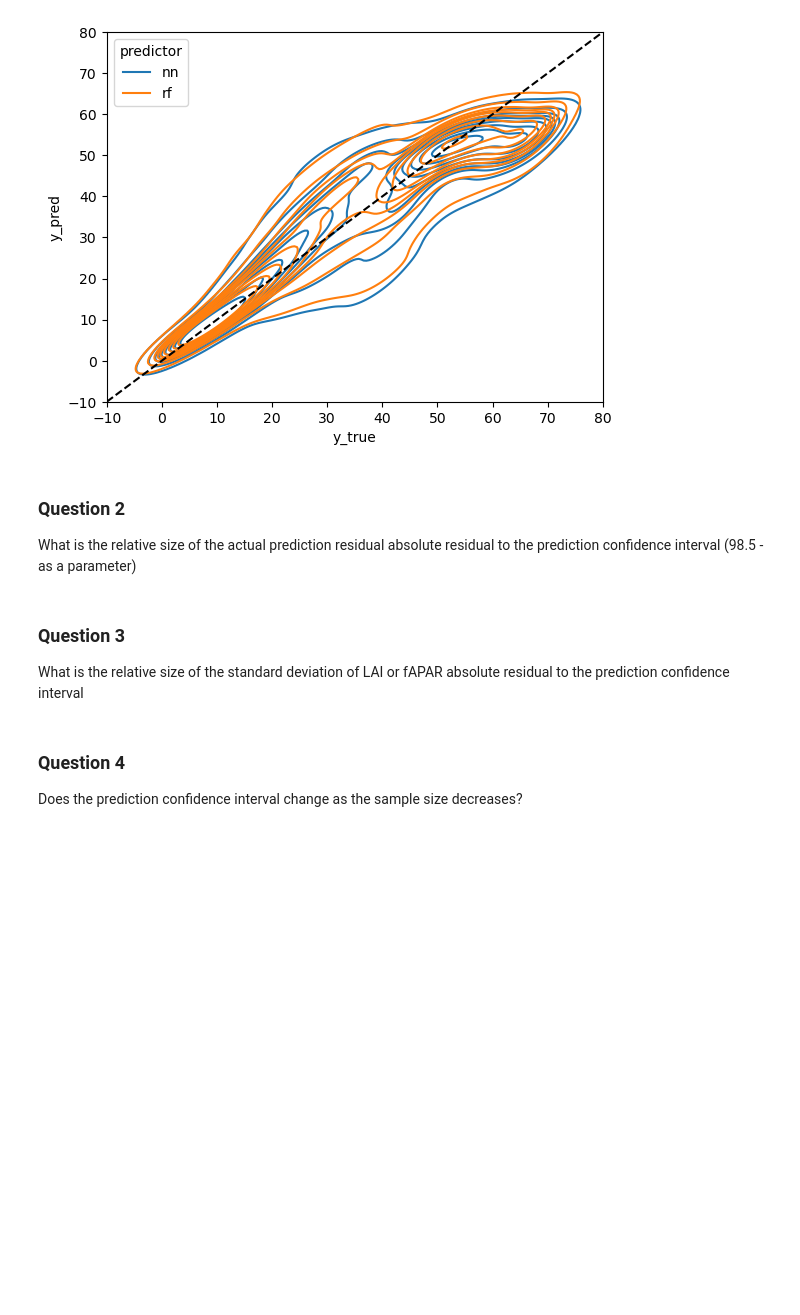
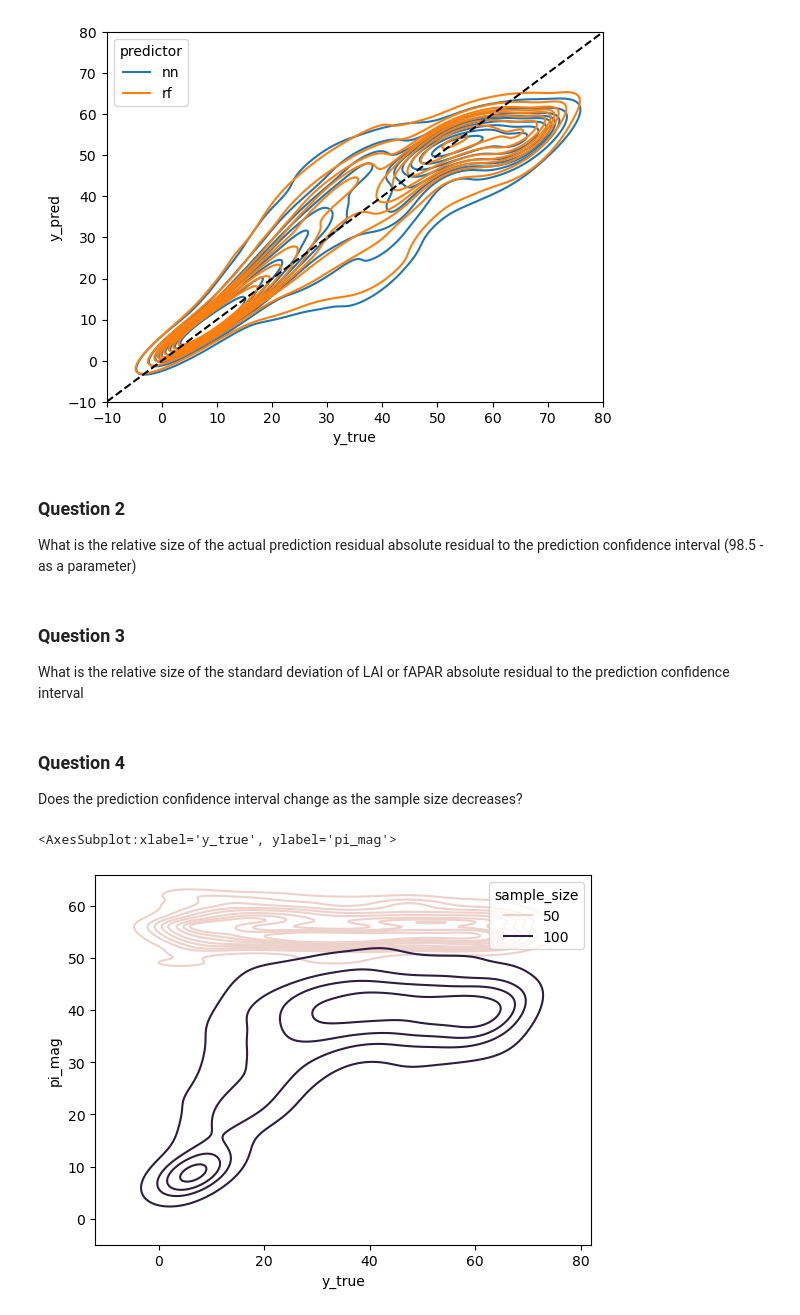
Before and after one commit to watermelonxx/WorkTerm-Winter2023, a Jupyter notebook: ModelingUncertainty.ipynb, the cells around one changed output. Drawn from its saved outputs; the diff is of its cells as text; code cells hidden in the pictures; blank space fills up the shorter version.

```diff
--- a/ModelingUncertainty.ipynb
+++ b/ModelingUncertainty.ipynb
@@ -314,4 +343,19 @@ plt.plot([-10, 80], [-10, 80], 'k--')
 ### Question 4
 Does the prediction confidence interval change as the sample size decreases?
 # %%
-# For each of scikit garden and tfp network plot the confidence intervals magnitude versus the true value (maybe a kde plot) for 100% and 50% of the samples used to calibrate.
+# Sample 50% of the calibration data
+for i in biomes:
+    calbiomeDictLAI[i]['X_train_50'] = calbiomeDictLAI[i]['X_train'].sample(frac=0.5)
+    calbiomeDictLAI[i]['y_train_50'] = calbiomeDictLAI[i]['y_train'].sample(frac=0.5)
+# %%
+# Create and fit a Random Forest Quantile Regressor using 50% of the calibration samples
+for i in biomes:
+    valbiomeDictLAI[i]['rfqr_50'] = RandomForestQuantileRegressor(n_estimators=100,min_samples_leaf=10,max_features=5,bootstrap=True,random_state=0,verbose=0,n_jobs=-1,max_leaf_nodes=10000)
+    valbiomeDictLAI[i]['rfqr_50'].set_params(max_features=calbiomeDictLAI[i]['X_train_50'].shape[1] // 3)
+    valbiomeDictLAI[i]['rfqr_50'] = valbiomeDictLAI[i]['rfqr'].fit(calbiomeDictLAI[i]['X_train_50'], calbiomeDictLAI[i]['y_train_50'])
+# %%
+# Predicting a Random Forest Quantile Regressor for each biome type with 95% prediction confidence interval
+for i in biomes:
+    valbiomeDictLAI[i]['DF']['upper_50'] = valbiomeDictLAI[i]['rfqr'].predict(valbiomeDictLAI[i]['X_test'], quantile=98.5)
+    valbiomeDictLAI[i]['DF']['lower_50'] = valbiomeDictLAI[i]['rfqr'].predict(valbiomeDictLAI[i]['X_test'], quantile=2.5)
+    valbiomeDictLAI[i]['DF']['mid_50'] = valbiomeDictLAI[i]['rfqr'].predict(valbiomeDictLAI[i]['X_test'], quantile=50)
@@ -317,0 +366,23 @@ Does the prediction confidence interval change as the sample size decreases?
+# %%
+predictors = ['nn', 'rf']
+for biome in biomes:
+    valbiomeDictLAI[biome]['result_df_50'] = pd.DataFrame()
+    for predictor in predictors:
+        df = pd.DataFrame(data = {
+            'y_true': valbiomeDictLAI[biome]['y_test'],
+            'y_pred': valbiomeDictLAI[biome]['DF']['y_' + predictor],
+            'rmse': metrics.mean_squared_error(valbiomeDictLAI[i]['y_test'],valbiomeDictLAI[i]['DF']['y_' + predictor], squared=False),
+            'residual': valbiomeDictLAI[biome]['DF']['y_' + predictor] - valbiomeDictLAI[biome]['y_test'],
+            # 'sd': valbiomeDictLAI[biome]['DF']['stddev_' + predictor],
+            'pi_mag': valbiomeDictLAI[biome]['DF']['upper_50'] - valbiomeDictLAI[biome]['DF']['lower_50'],
+            'sample_size': 50,
+            'predictor': predictor
+        })
+        valbiomeDictLAI[biome]['result_df_50'] = pd.concat([valbiomeDictLAI[biome]['result_df_50'], df])
+# %%
+# Plot the prediction confidence intervals magnitude versus the true value (maybe a kde plot) for 100% and 50%
+data = pd.concat([valbiomeDictLAI[biome]['result_df_50'].loc[valbiomeDictLAI[biome]['result_df_50']['predictor'] == 'rf'], valbiomeDictLAI[biome]['result_df_100'].loc[valbiomeDictLAI[biome]['result_df_50']['predictor'] == 'rf']])
+sns.kdeplot(data=data, x='y_true', y='pi_mag', hue='sample_size')
+# %% [output]
+<AxesSubplot:xlabel='y_true', ylabel='pi_mag'>
+[figure, added]
```
Also changed, not shown: parts of 26 cells of this notebook.
